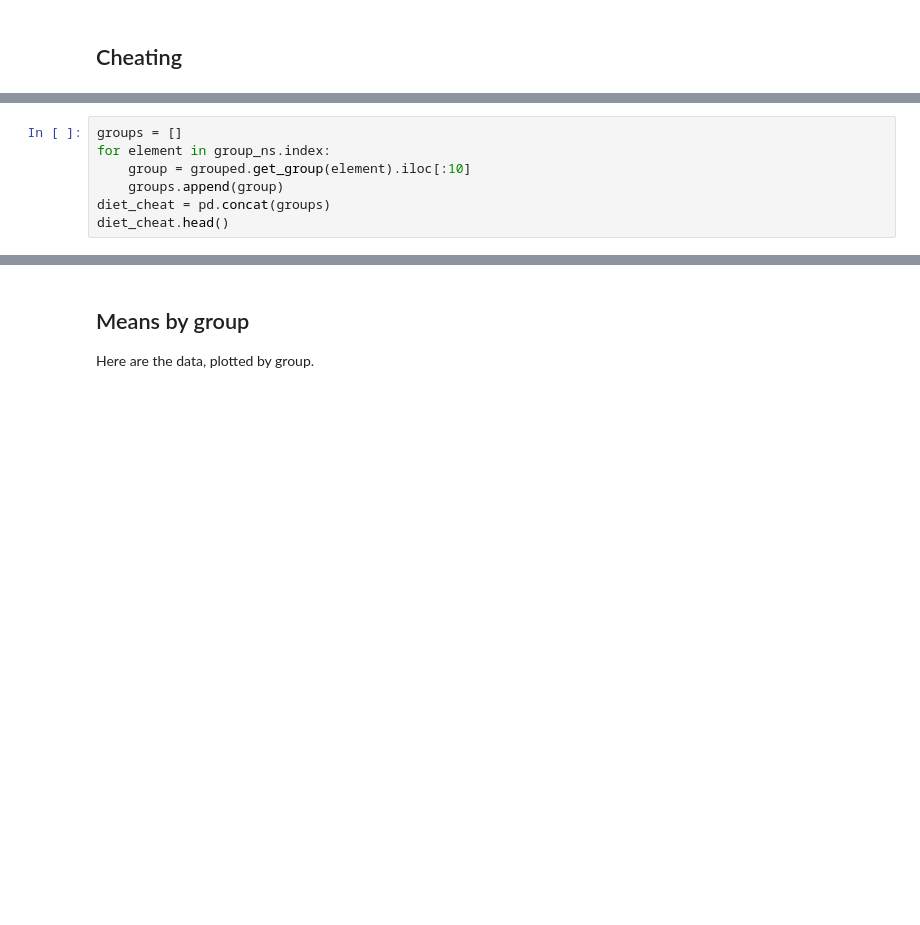
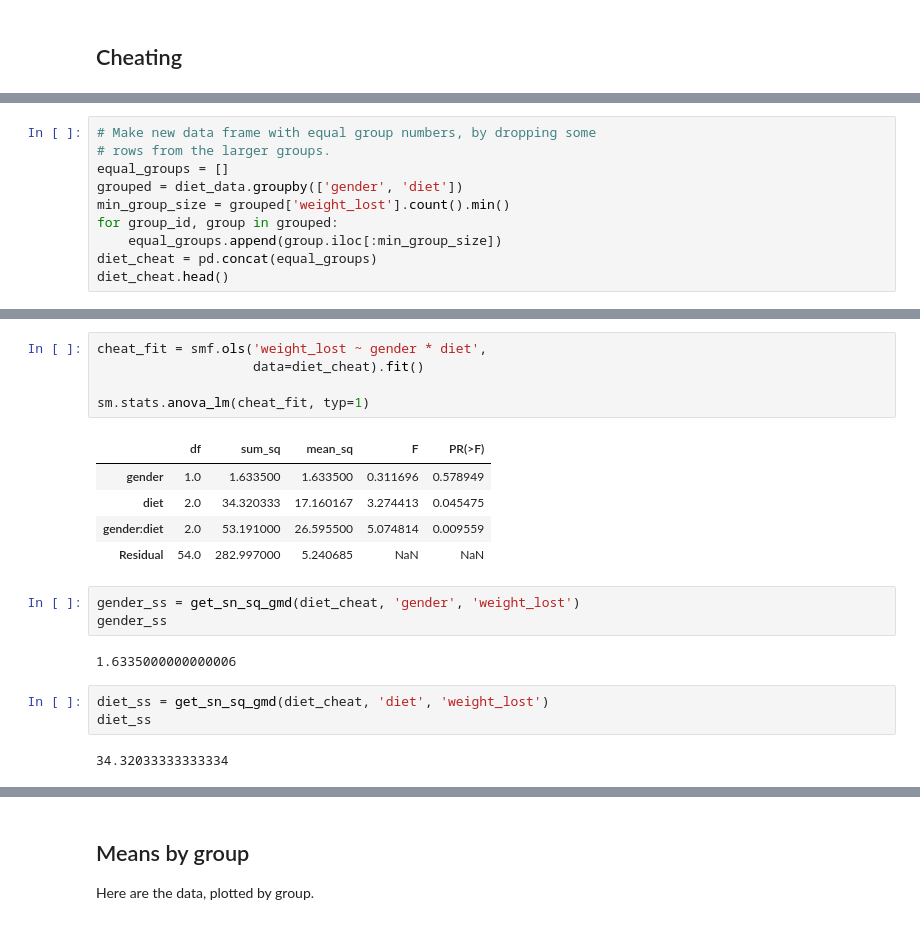
Before and after one commit to matthew-brett/some-tutorials, a Jupyter notebook: oneway/twoway_diets.ipynb, the cells around one changed output, grey strips where cells are left out. Cells and saved outputs as stored; diff of their text form; blank space fills up the shorter version.

Commit message:
Developing two group analysis.

```diff
--- a/oneway/twoway_diets.ipynb
+++ b/oneway/twoway_diets.ipynb
@@ -471,7 +449,0 @@ Int64Index([64, 65, 66, 67, 68, 69, 70, 71, 72, 73, 74, 75], dtype='int64')
-# %%
-groups = []
-for element in group_ns.index:
-    group = grouped.get_group(element).iloc[:10]
-    groups.append(group)
-diet_cheat = pd.concat(groups)
-diet_cheat.head()
@@ -484,0 +450,10 @@ Name: weight_lost, dtype: float64
+# %%
+# Make new data frame with equal group numbers, by dropping some
+# rows from the larger groups.
+equal_groups = []
+grouped = diet_data.groupby(['gender', 'diet'])
+min_group_size = grouped['weight_lost'].count().min()
+for group_id, group in grouped:
+    equal_groups.append(group.iloc[:min_group_size])
+diet_cheat = pd.concat(equal_groups)
+diet_cheat.head()
@@ -484,0 +478,21 @@ Name: weight_lost, dtype: float64
+# %%
+cheat_fit = smf.ols('weight_lost ~ gender * diet',
+                    data=diet_cheat).fit()
+
+sm.stats.anova_lm(cheat_fit, typ=1)
+# %% [output]
+|  | df | sum_sq | mean_sq | F | PR(>F) |
+| gender | 1.0 | 1.633500 | 1.633500 | 0.311696 | 0.578949 |
+| diet | 2.0 | 34.320333 | 17.160167 | 3.274413 | 0.045475 |
+| gender:diet | 2.0 | 53.191000 | 26.595500 | 5.074814 | 0.009559 |
+| Residual | 54.0 | 282.997000 | 5.240685 | NaN | NaN |
+# %%
+gender_ss = get_sn_sq_gmd(diet_cheat, 'gender', 'weight_lost')
+gender_ss
+# %% [output]
+1.6335000000000006
+# %%
+diet_ss = get_sn_sq_gmd(diet_cheat, 'diet', 'weight_lost')
+diet_ss
+# %% [output]
+34.32033333333334
```
Also changed, not shown: parts of 17 cells of this notebook, 1 other file.
